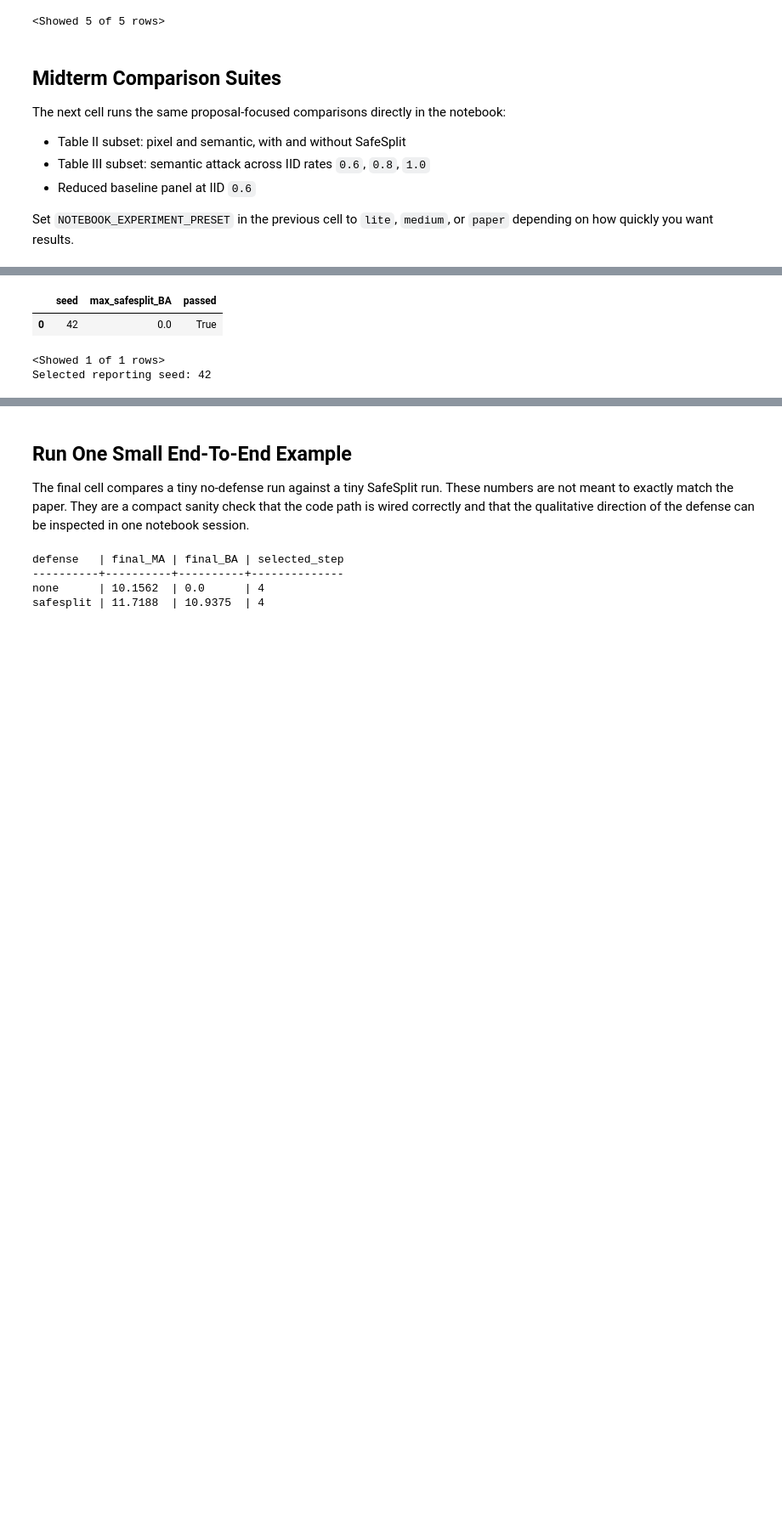
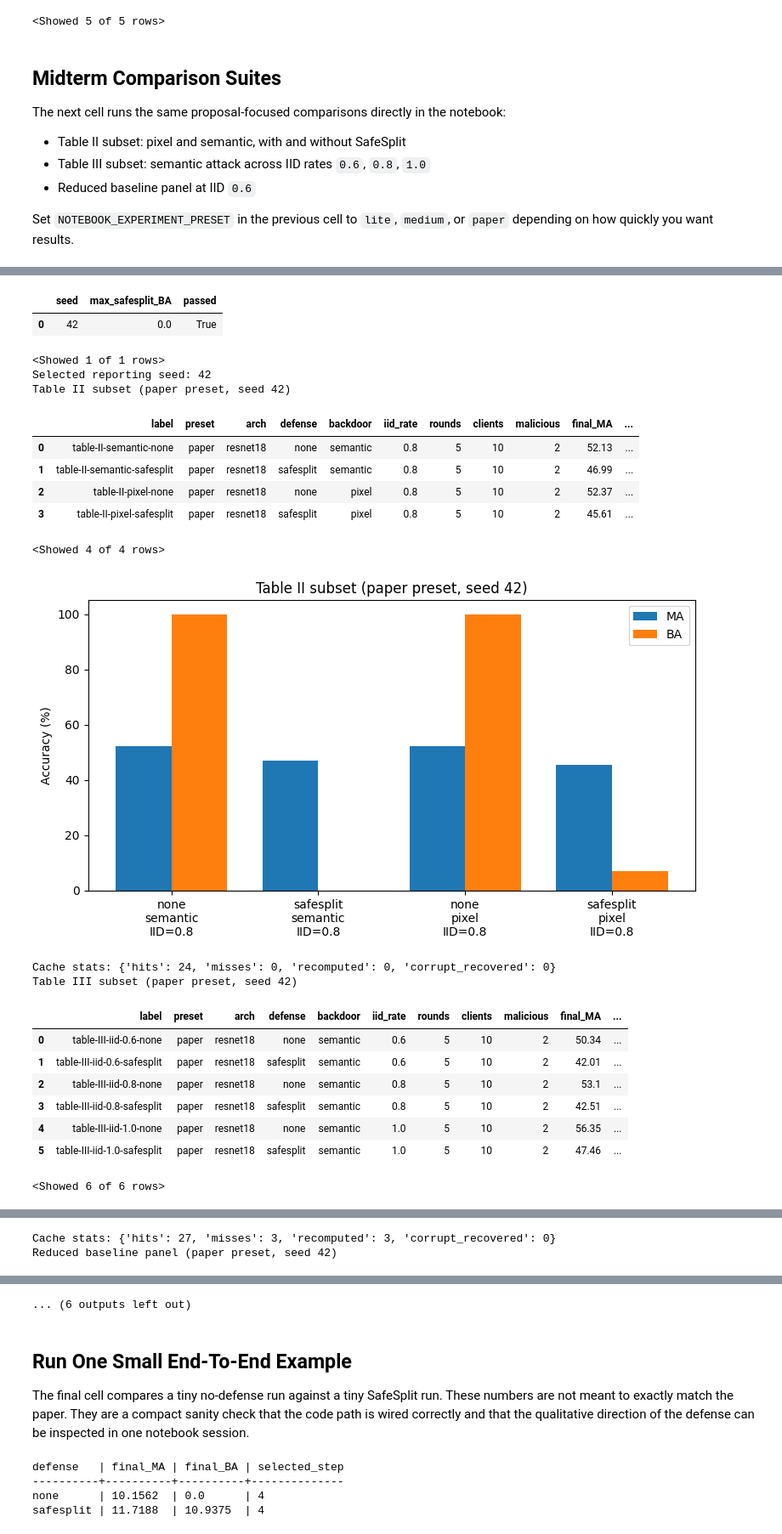
Before and after one commit to MateoLopez00/SafeSplit_Distributed_DL, a Jupyter notebook: SafeSplit_walkthrough.ipynb, the cells around one changed output, grey strips where cells are left out. Shown at 85% size. Cells and saved outputs as stored; diff of their text form; code cells hidden in the pictures; blank space fills up the shorter version.

```diff
--- a/SafeSplit_walkthrough.ipynb
+++ b/SafeSplit_walkthrough.ipynb
@@ -742,13 +742,17 @@ The next cell runs the same proposal-focused comparisons directly in the noteboo
 
 Set `NOTEBOOK_EXPERIMENT_PRESET` in the previous cell to `lite`, `medium`, or `paper` depending on how quickly you want results.
 # %%
+from config import Preset
+
+
 from utils.formal_comparison_cache import (
     FormalCase,
     FormalExperimentCache,
     run_case_group,
     select_reporting_seed,
 )
-
+NOTEBOOK_EXPERIMENT_PRESET = Preset.PAPER
+NOTEBOOK_SAVE_JSON = False
 # ------------------------------------------------------------------
 # Table II reproduction subset
 #
@@ -950,5 +954,23 @@ Seed 43
 Selected reporting seed: 42
 |  | seed | max_safesplit_BA | passed |
 | 0 | 42 | 0.0 | True |
 <Showed 1 of 1 rows>
 Selected reporting seed: 42
+Table II subset (paper preset, seed 42)
+|  | label | preset | arch | defense | backdoor | iid_rate | rounds | clients | malicious | final_MA | ... |
+| 0 | table-II-semantic-none | paper | resnet18 | none | semantic | 0.8 | 5 | 10 | 2 | 52.13 | ... |
+| 1 | table-II-semantic-safesplit | paper | resnet18 | safesplit | semantic | 0.8 | 5 | 10 | 2 | 46.99 | ... |
+| 2 | table-II-pixel-none | paper | resnet18 | none | pixel | 0.8 | 5 | 10 | 2 | 52.37 | ... |
+| 3 | table-II-pixel-safesplit | paper | resnet18 | safesplit | pixel | 0.8 | 5 | 10 | 2 | 45.61 | ... |
+<Showed 4 of 4 rows>
+[figure, added]
+Cache stats: {'hits': 24, 'misses': 0, 'recomputed': 0, 'corrupt_recovered': 0}
+Table III subset (paper preset, seed 42)
+|  | label | preset | arch | defense | backdoor | iid_rate | rounds | clients | malicious | final_MA | ... |
+| 0 | table-III-iid-0.6-none | paper | resnet18 | none | semantic | 0.6 | 5 | 10 | 2 | 50.34 | ... |
+| 1 | table-III-iid-0.6-safesplit | paper | resnet18 | safesplit | semantic | 0.6 | 5 | 10 | 2 | 42.01 | ... |
+| 2 | table-III-iid-0.8-none | paper | resnet18 | none | semantic | 0.8 | 5 | 10 | 2 | 53.1 | ... |
+| 3 | table-III-iid-0.8-safesplit | paper | resnet18 | safesplit | semantic | 0.8 | 5 | 10 | 2 | 42.51 | ... |
+| 4 | table-III-iid-1.0-none | paper | resnet18 | none | semantic | 1.0 | 5 | 10 | 2 | 56.35 | ... |
+| 5 | table-III-iid-1.0-safesplit | paper | resnet18 | safesplit | semantic | 1.0 | 5 | 10 | 2 | 47.46 | ... |
+<Showed 6 of 6 rows>
@@ -954,0 +978,2 @@ Selected reporting seed: 42
+Cache stats: {'hits': 27, 'misses': 3, 'recomputed': 3, 'corrupt_recovered': 0}
+Reduced baseline panel (paper preset, seed 42)
@@ -955,3 +985,4 @@ Selected reporting seed: 42
+... (6 outputs left out)
 # %% [markdown]
 ## Run One Small End-To-End Example
 
```
Also changed, not shown: parts of 3 cells of this notebook, 6 other files.
